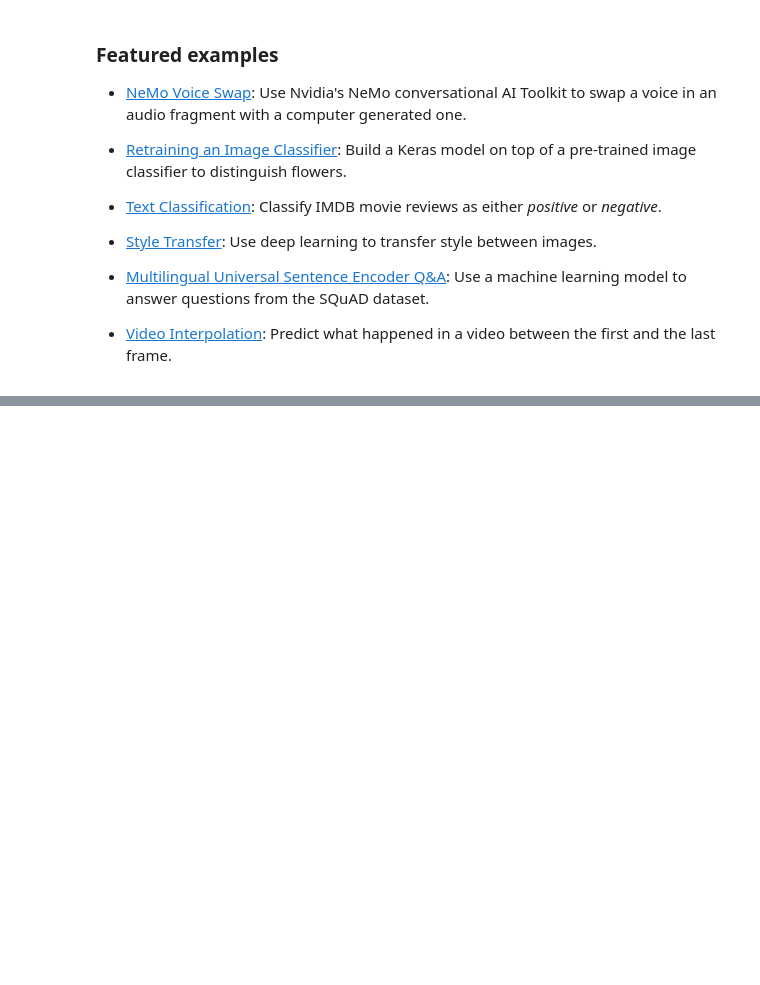
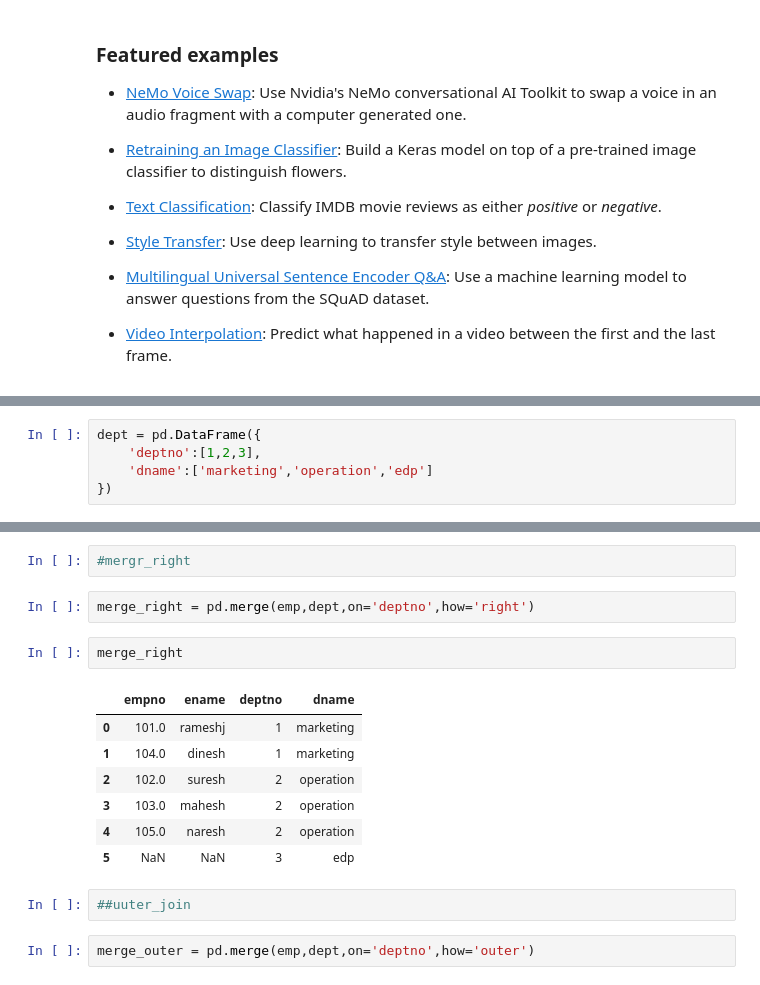
Before and after one commit to harshal0427/harshal0427, a Jupyter notebook: Welcome_To_Colaboratory.ipynb, the cells around one changed output, grey strips where cells are left out. Drawn from its saved outputs; the diff is of its cells as text; blank space fills up the shorter version.

```diff
--- a/Welcome_To_Colaboratory.ipynb
+++ b/Welcome_To_Colaboratory.ipynb
@@ -204,0 +174,5 @@ df2
+# %%
+dept = pd.DataFrame({
+    'deptno':[1,2,3],
+    'dname':['marketing','operation','edp']
+})
@@ -204,0 +213,18 @@ df2
+# %%
+#mergr_right
+# %%
+merge_right = pd.merge(emp,dept,on='deptno',how='right')
+# %%
+merge_right
+# %% [output]
+|  | empno | ename | deptno | dname |
+| 0 | 101.0 | rameshj | 1 | marketing |
+| 1 | 104.0 | dinesh | 1 | marketing |
+| 2 | 102.0 | suresh | 2 | operation |
+| 3 | 103.0 | mahesh | 2 | operation |
+| 4 | 105.0 | naresh | 2 | operation |
+| 5 | NaN | NaN | 3 | edp |
+# %%
+##uuter_join
+# %%
+merge_outer = pd.merge(emp,dept,on='deptno',how='outer')
```
Also changed, not shown: parts of 42 cells of this notebook.
